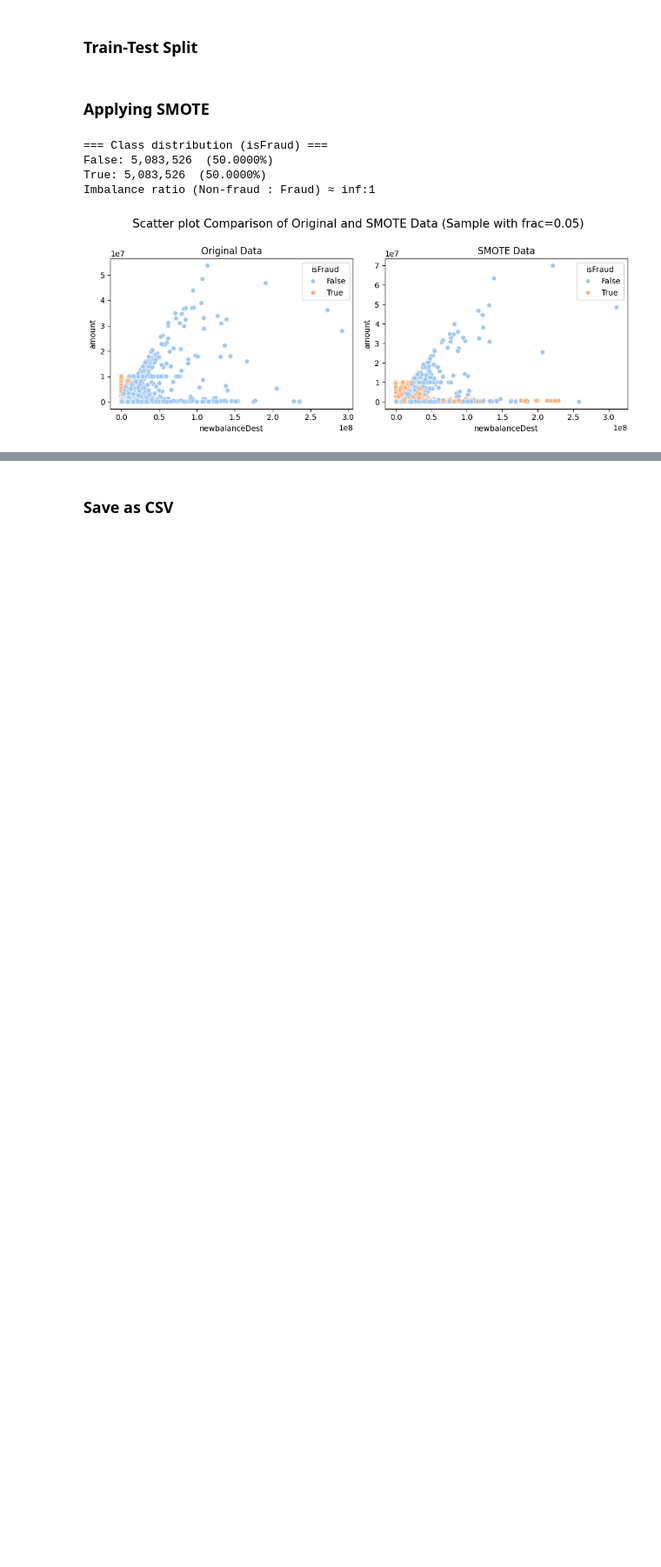
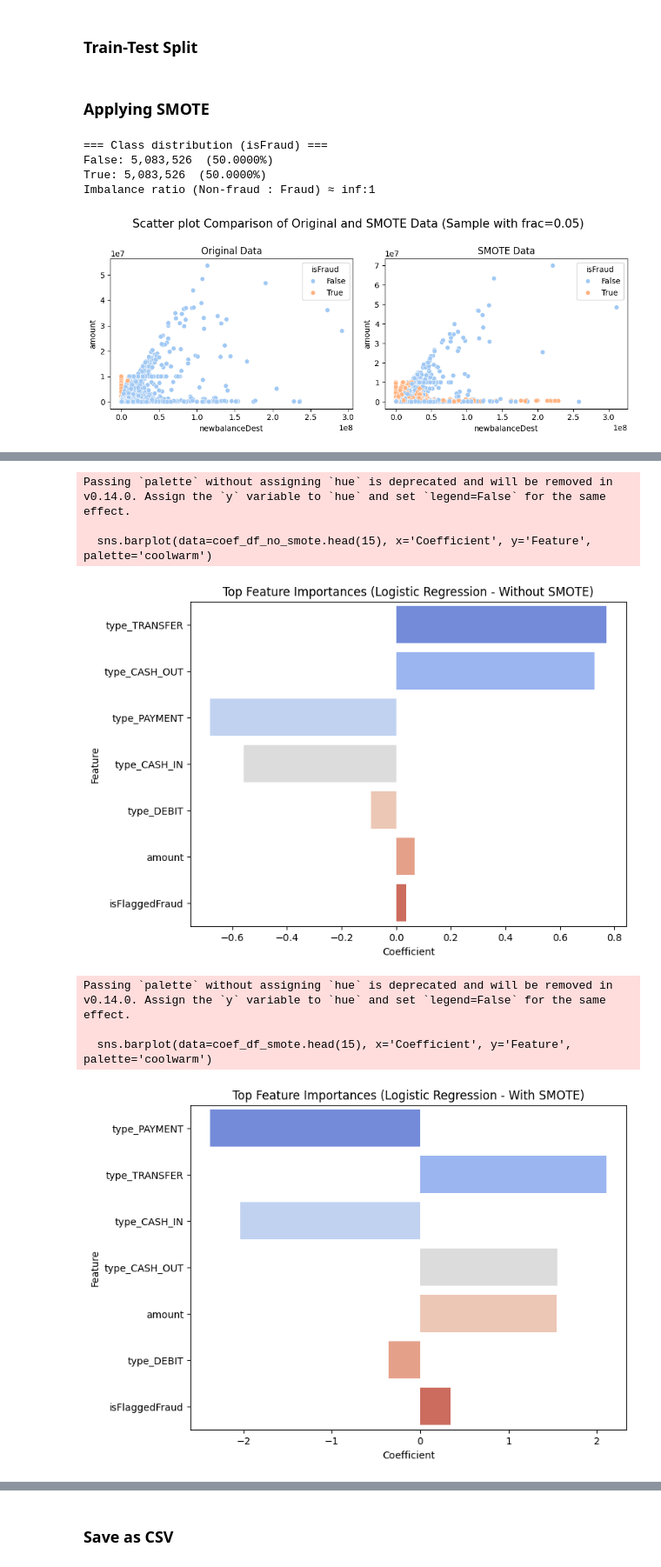
Before and after one commit to jl5045/DSA4263, a Jupyter notebook: notebooks/Resampling.ipynb, the cells around one changed output, grey strips where cells are left out. Shown at 87% size. Saved outputs shown, nothing was run; the diff lists cells and outputs as text; code cells hidden in the pictures; blank space fills up the shorter version.

```diff
--- a/notebooks/Resampling.ipynb
+++ b/notebooks/Resampling.ipynb
@@ -154,0 +301,61 @@ plt.show()
+# %%
+import numpy as np
+import pandas as pd
+import matplotlib.pyplot as plt
+import seaborn as sns
+
+# Feature importance (no SMOTE)
+coef_df_no_smote = pd.DataFrame({
+    'Feature': X_train_clean.columns,
+    'Coefficient': log_reg.coef_[0]
+})
+coef_df_no_smote['Odds_Ratio'] = np.exp(coef_df_no_smote['Coefficient'])
+coef_df_no_smote['AbsCoeff'] = coef_df_no_smote['Coefficient'].abs()
+coef_df_no_smote = coef_df_no_smote.sort_values(by='AbsCoeff', ascending=False)
+
+plt.figure(figsize=(8, 6))
+sns.barplot(data=coef_df_no_smote.head(15), x='Coefficient', y='Feature', palette='coolwarm')
+plt.title('Top Feature Importances (Logistic Regression - Without SMOTE)')
+plt.show()
+
+# Feature importance (SMOTE)
+coef_df_smote = pd.DataFrame({
+    'Feature': X_train_clean.columns,
+    'Coefficient': log_reg_smote.coef_[0]
+})
+coef_df_smote['Odds_Ratio'] = np.exp(coef_df_smote['Coefficient'])
+coef_df_smote['AbsCoeff'] = coef_df_smote['Coefficient'].abs()
+coef_df_smote = coef_df_smote.sort_values(by='AbsCoeff', ascending=False)
+
+plt.figure(figsize=(8, 6))
+sns.barplot(data=coef_df_smote.head(15), x='Coefficient', y='Feature', palette='coolwarm')
+plt.title('Top Feature Importances (Logistic Regression - With SMOTE)')
+plt.show()
+
+# Compare coefficients side by side
+coef_compare = pd.DataFrame({
+    'Feature': X_train_clean.columns,
+    'No_SMOTE': log_reg.coef_[0],
+    'With_SMOTE': log_reg_smote.coef_[0]
+}).set_index('Feature')
+
+coef_compare.plot(kind='barh', figsize=(10, 8), color=['#1f77b4', '#ff7f0e'])
+plt.title('Coefficient Comparison: Without SMOTE vs With SMOTE')
+plt.xlabel('Coefficient Value')
+plt.show()
+
+# Print top strongest predictors
+print("Top most influential features (Without SMOTE):")
+print(coef_df_no_smote.head(10))
+
+print("\nTop most influential features (With SMOTE):")
+print(coef_df_smote.head(10))
+# %% [output]
+Passing `palette` without assigning `hue` is deprecated and will be removed in v0.14.0. Assign the `y` variable to `hue` and set `legend=False` for the same effect.
+
+  sns.barplot(data=coef_df_no_smote.head(15), x='Coefficient', y='Feature', palette='coolwarm')
+[figure, added]
+Passing `palette` without assigning `hue` is deprecated and will be removed in v0.14.0. Assign the `y` variable to `hue` and set `legend=False` for the same effect.
+
+  sns.barplot(data=coef_df_smote.head(15), x='Coefficient', y='Feature', palette='coolwarm')
+[figure, added]
```
Also changed, not shown: parts of 10 cells of this notebook.
